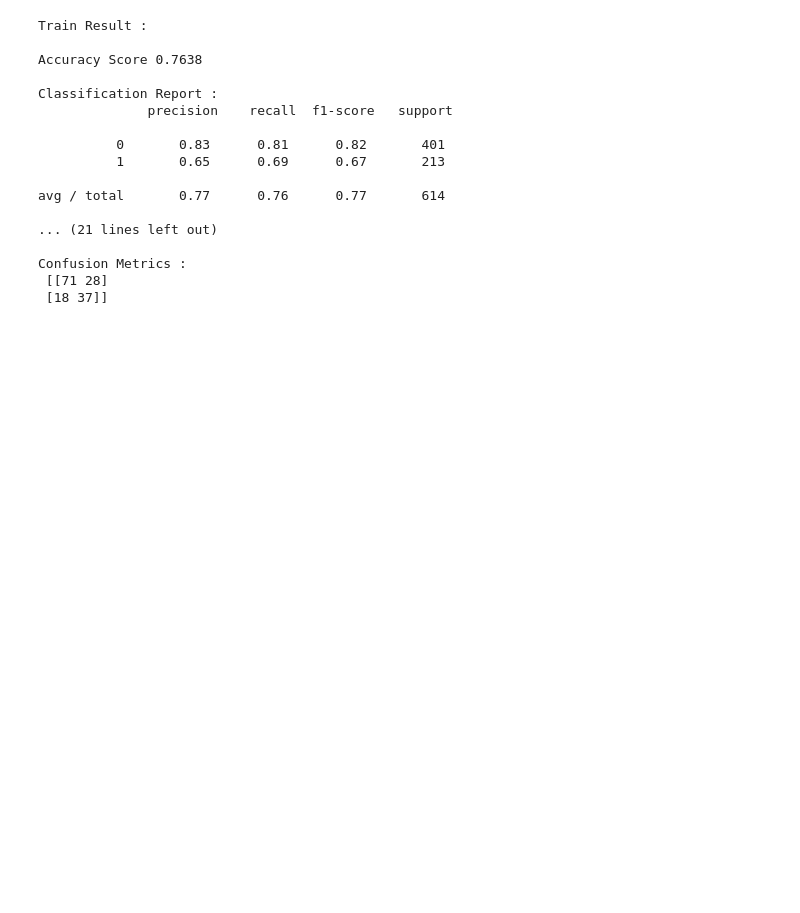
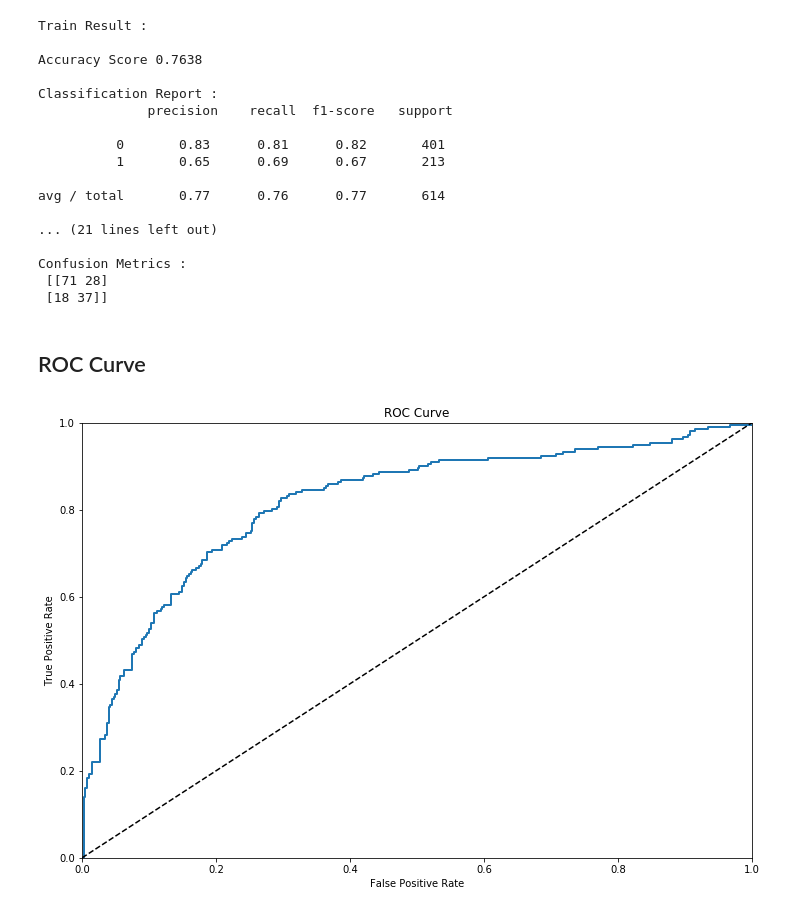
Before and after one commit to jatinj615/Diabetes-Detection, a Jupyter notebook: Diabetes With Selected Features.ipynb, the cells around one changed output. Saved outputs shown, nothing was run; the diff lists cells and outputs as text; code cells hidden in the pictures; blank space fills up the shorter version.

Commit message:
ROC curve

```diff
--- a/Diabetes With Selected Features.ipynb
+++ b/Diabetes With Selected Features.ipynb
@@ -311,3 +311,5 @@ avg / total       0.77      0.76      0.77       614
 Confusion Metrics :
  [[71 28]
  [18 37]]
+# %% [markdown]
+## ROC Curve
@@ -313,0 +318,18 @@ Confusion Metrics :
+# %%
+y_scores = cross_val_predict(SVC(), X_train, y_train, cv=3, method='decision_function')
+# %%
+fpr, tpr, thresholds = roc_curve(y_train, y_scores)
+# %%
+def plot_roc_curve(fpr, tpr, label=None):
+    plt.plot(fpr, tpr, linewidth=2, label=label)
+    plt.plot([0,1], [0,1], 'k--')
+    plt.axis([0, 1, 0, 1])
+    plt.xlabel('False Positive Rate')
+    plt.ylabel('True Positive Rate')
+    plt.title('ROC Curve')
+# %%
+plt.figure(figsize=(12,8));
+plot_roc_curve(fpr, tpr)
+plt.show();
+# %% [output]
+[figure, added]
```
Also changed, not shown: parts of 1 cell of this notebook.
